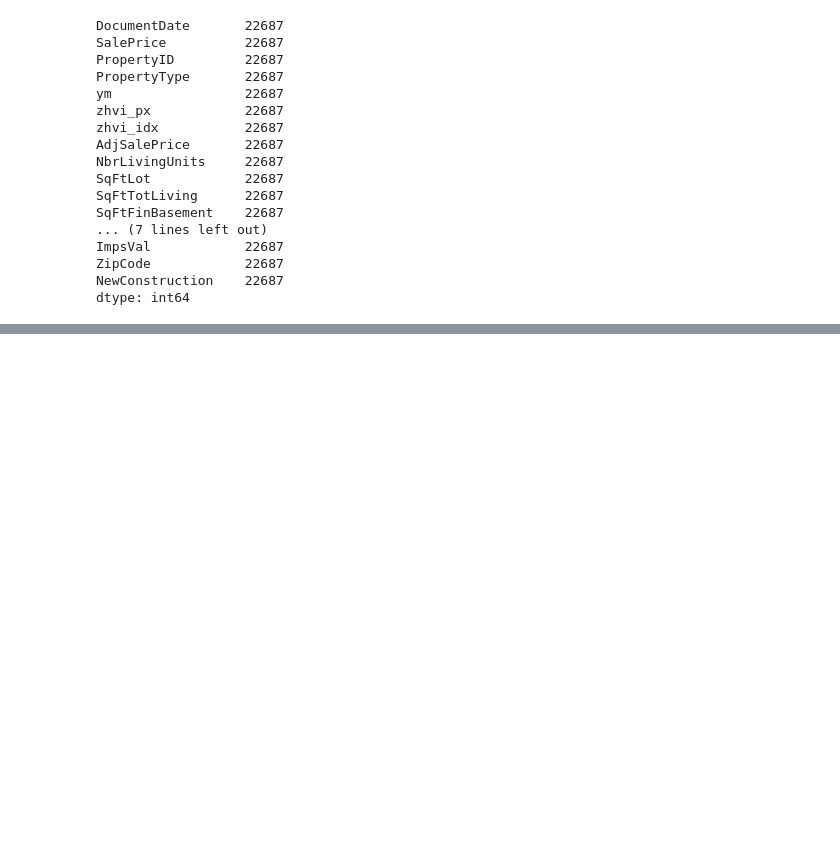
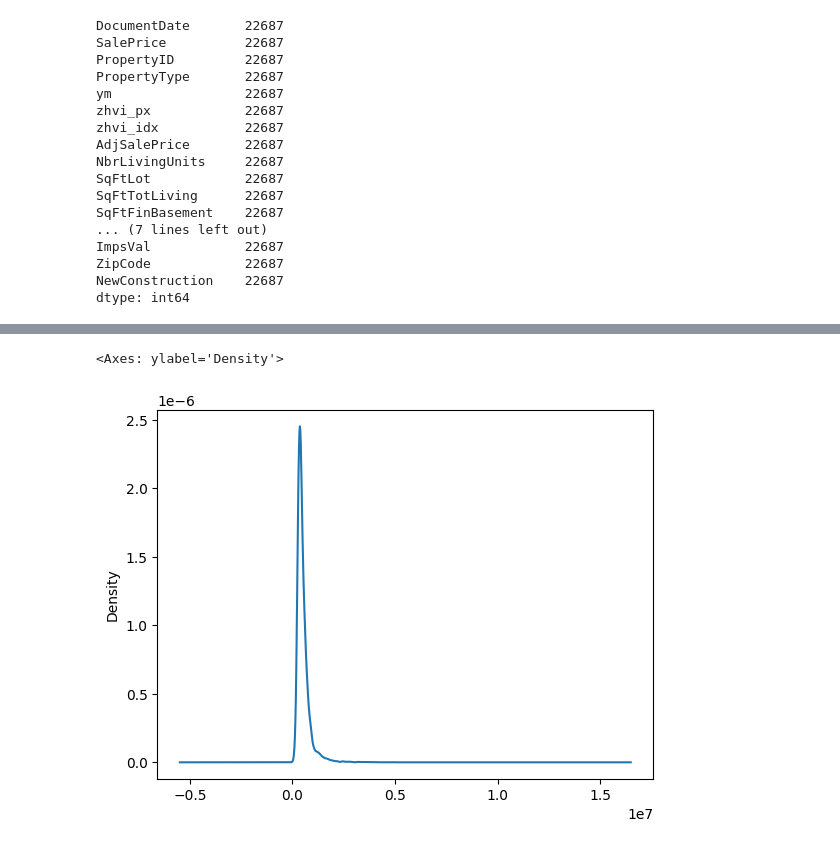
Before and after one commit to ChandanSinghMahar/Churn-Analysis, a Jupyter notebook: notebook/churn_analysis.ipynb, the cells around one changed output, grey strips where cells are left out. Cells and saved outputs as stored; diff of their text form; code cells hidden in the pictures; blank space fills up the shorter version.

```diff
--- a/notebook/churn_analysis.ipynb
+++ b/notebook/churn_analysis.ipynb
@@ -94,0 +221,5 @@ dtype: int64
+# %%
+df['SalePrice'].plot(kind ='kde')
+# %% [output]
+<Axes: ylabel='Density'>
+[figure, added]
```
Also changed, not shown: parts of 19 cells of this notebook, 1 other file.
